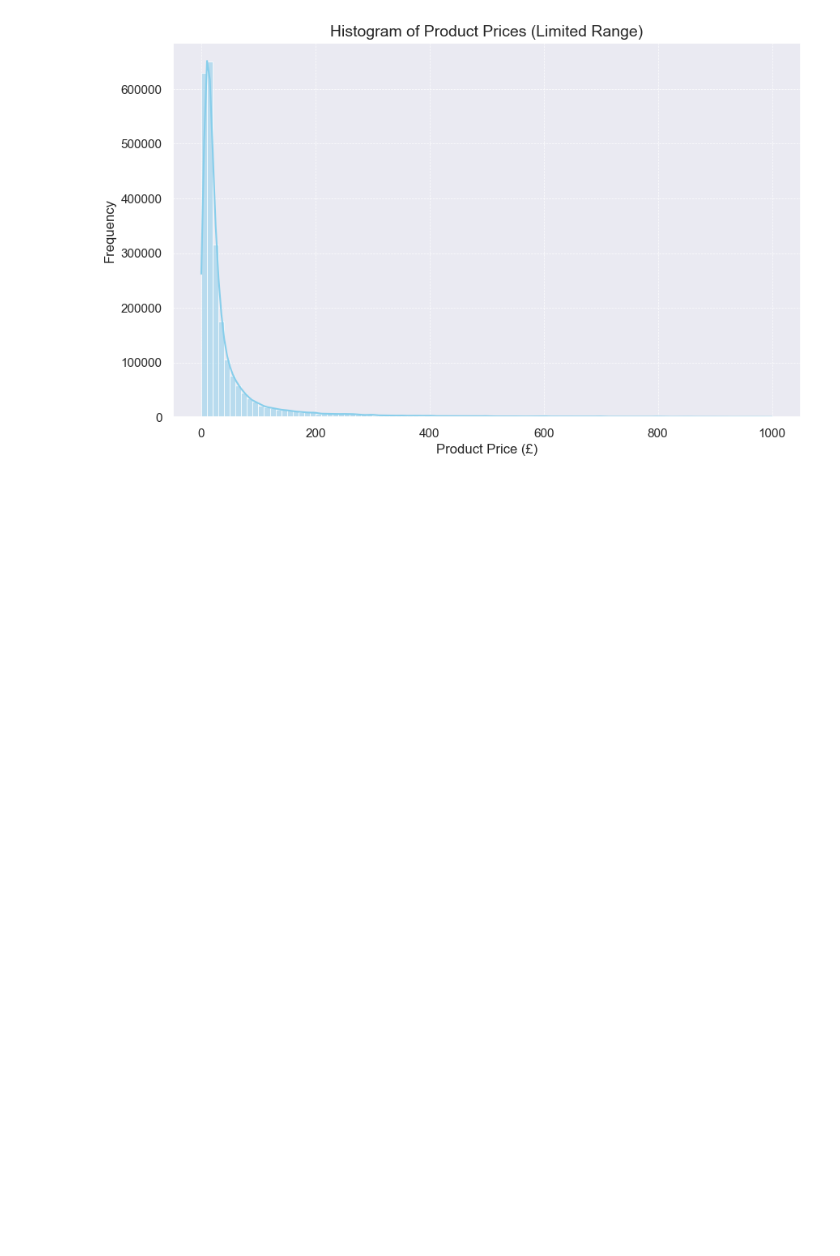
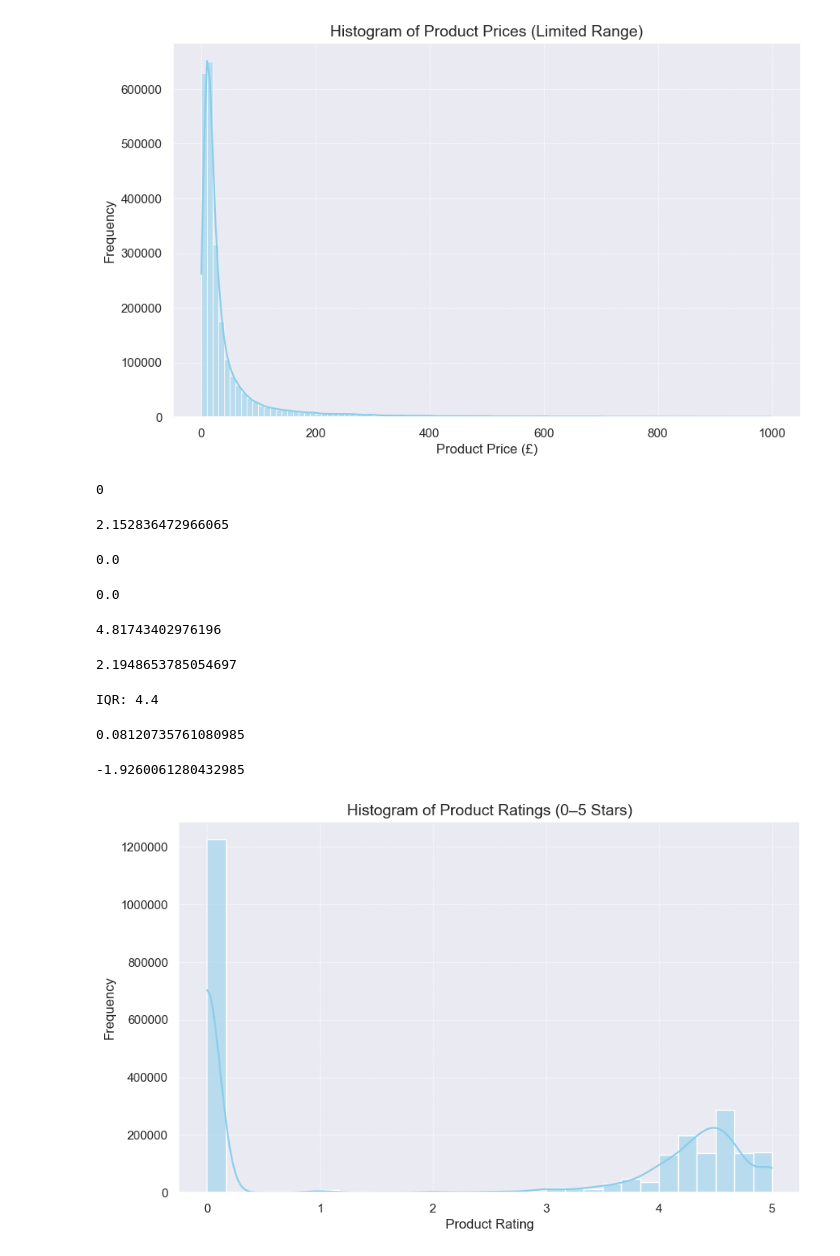
Before and after one commit to DelmarB/lab-eda-univariate, a Jupyter notebook: lab-eda-univariate.ipynb, the cells around one changed output. Saved outputs shown, nothing was run; the diff lists cells and outputs as text; code cells hidden in the pictures; blank space fills up the shorter version.

```diff
--- a/lab-eda-univariate.ipynb
+++ b/lab-eda-univariate.ipynb
@@ -139,3 +139,79 @@ plt.show()
 # There is a small group of higher-priced outliers, but these are far less common.
 # %% [output]
 [figure]
+# %%
+print(df['stars'].isna().sum())
+# No NaN values present in the 'stars' column
+# %% [output]
+0
+# %%
+### Part 3: Unpacking Product Ratings
+
+#**Business Question**: How do customers rate products on Amazon UK, and are there any patterns or tendencies in the ratings?
+
+#1. **Measures of Centrality**:
+#    - Calculate the mean, median, and mode for the `rating` of products.
+display(df['stars'].mean())
+display(df['stars'].median())
+display(df['stars'].mode().iloc[0])
+
+#    - How do customers generally rate products? Is there a common trend?
+# According to star ratings from 0 to 5 bad to good.
+# The large number of 0-star ratings likely represents missing data rather than actual customer ratings.
+# This is suggested by the median and mode both being 0, despite a non-zero mean.
+# %% [output]
+2.152836472966065
+0.0
+0.0
+# %%
+#2. **Measures of Dispersion**:
+#    - Determine the variance, standard deviation, and interquartile range for product `rating`.
+display(df['stars'].var())
+display(df['stars'].std())
+
+Q1 = df['stars'].quantile(0.25)
+Q3 = df['stars'].quantile(0.75)
+IQR = Q3 - Q1
+print(f"IQR: {IQR}")
+
+
+#    - Are the ratings consistent, or is there a wide variation in customer feedback?
+# The high standard deviation of 2.19 and large IQR of 4.4 suggest a large spread throughout
+# the entire rating range, indicating significant variation in how customers rated products.
+# %% [output]
+4.81743402976196
+2.1948653785054697
+IQR: 4.4
+# %%
+#3. **Shape of the Distribution**:
+#    - Calculate the skewness and kurtosis for the `rating` column.
+display(df['stars'].skew())
+display(df['stars'].kurtosis())
+
+#    - Are the ratings normally distributed, or do they lean towards higher or lower values?
+# Insights: The ratings have a very small skew (0.08), meaning they’re almost evenly spread around the center.
+# The low kurtosis (-1.93) shows the distribution is flatter than normal, with fewer extreme highs and lows.
+# This shape might be affected by the large number of 0-star ratings, which could be placeholders rather than real reviews.
+# It may be worth looking at the data without those 0s for a better understanding.
+# %% [output]
+0.08120735761080985
+-1.9260061280432985
+# %%
+#4. **Visualizations**:
+#    - Plot a histogram to visualize the distribution of product ratings. Is there a specific rating that is more common?
+
+plt.figure(figsize=(10, 6))
+sns.histplot(df[df['stars'] <= 5]['stars'], bins=30, kde=True, color='skyblue')
+plt.title('Histogram of Product Ratings (0–5 Stars)', fontsize=14)
+plt.xlabel('Product Rating', fontsize=12)
+plt.ylabel('Frequency', fontsize=12)
+plt.ticklabel_format(style='plain', axis='y')
+plt.grid(True, which="both", ls="--", linewidth=0.5)
+plt.show()
+
+# The histogram shows that there are over 1.2 million 0-star ratings. These 0 ratings distort the data.
+# If we remove them, the distribution would have a moderate negative skew, meaning most ratings would be higher (closer to 5 stars).
+# This suggests that the 0-star ratings may be placeholders or errors, and removing them would provide a clearer view of actual
+# customer ratings.
+# %% [output]
+[figure, added]
```
